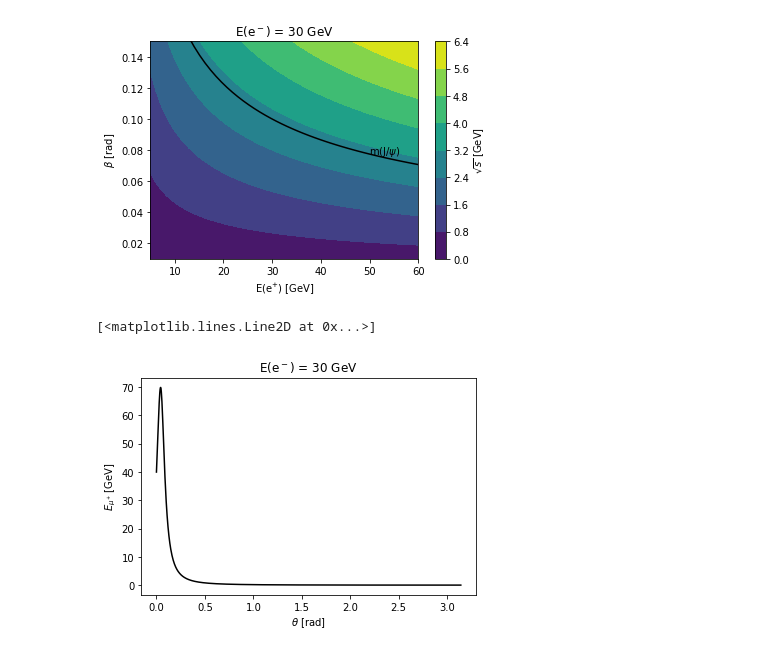
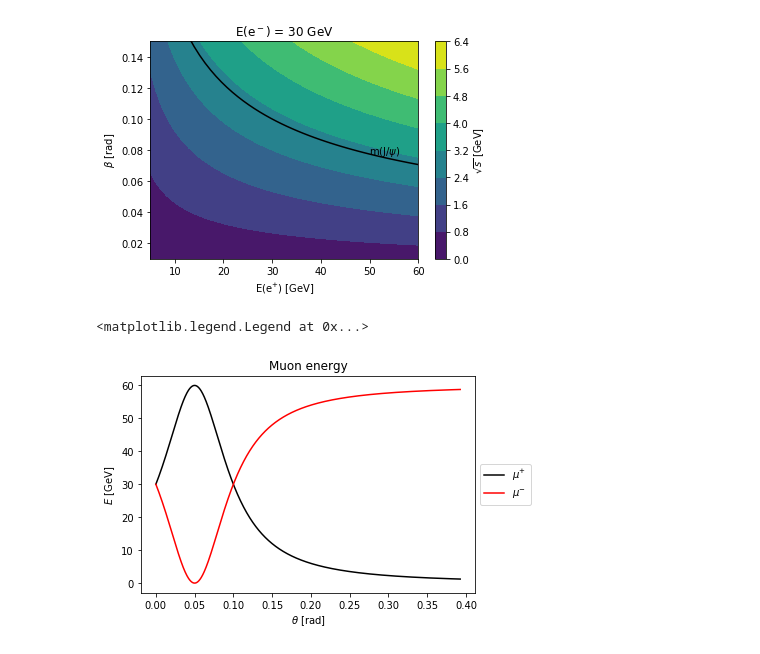
Before and after one commit to DaveBrun94/MuonCollider, a Jupyter notebook: notebook/cross.ipynb, the cells around one changed output. Saved outputs shown, nothing was run; the diff lists cells and outputs as text; code cells hidden in the pictures.

```diff
--- a/notebook/cross.ipynb
+++ b/notebook/cross.ipynb
@@ -98,7 +98,7 @@ $\Leftrightarrow |\vec{p}_{e^+}| + |\vec{p}_{e^-}| = |\vec{p}_{\mu^+}| + \sqrt{|
 
 $\Leftrightarrow |\vec{p}_{\mu^+}| = \frac{|\vec{p}_{e^+}||\vec{p}_{e^-}|(1 - \cos(\beta))}{|\vec{p}_{e^+}|(1 - \cos(\theta)) + |\vec{p}_{e^-}|(1 - \cos(\theta - \beta))}$
 # %%
-from scipy.constants import pi, m_e, c, hbar, fine_structure as alpha
+from scipy.constants import pi, m_e, c, hbar, fine_structure as alpha, physical_constants
 
 ##Function for calculating muon energy
 def pMu(pMinus, pPlus, beta, theta): #[GeV], [GeV], [rad], [rad]
@@ -107,6 +107,10 @@ def pMu(pMinus, pPlus, beta, theta): #[GeV], [GeV], [rad], [rad]
 ##Function for calculating s
 def s(pMinus, pPlus, beta):  #[GeV], [GeV], [rad], [rad]
     return 2*(m_e*10**-9/c**2)**2 + 2*pPlus*pMinus*(1-cos(beta)) ##[GeV^2]
+
+##Function for calculating s
+def t(pMinus, pPlus, beta, theta): #[GeV], [GeV], [rad], [rad]
+    return 2*(m_e*10**-9/c**2)**2 + 2*pMu(pMinus, pPlus, beta, theta)*pPlus*(1-cos(theta)) ##[GeV^2]
 # %%
 from scipy.optimize import newton
 
@@ -143,18 +147,21 @@ for i, E_ in enumerate(EMinus):
 [figure]
 [figure]
 # %%
-theta = linspace(0, pi, 1000)
-E_= 30
-EPlus = 40
-beta = 0.1
+theta = linspace(0, pi/8, 1000) #rad
+E_= 30 #GeV
+EPlus = 30 #GeV
+beta = 0.1 #rad
 
 muP = [pMu(E_, EPlus, beta, t) for t in theta]
+mu_ = [E_+ EPlus - muE for muE in muP]
 
 fig, ax = plt.subplots()
-ax.set_title(r"E(e$^{Q}$) = {E} GeV".format(Q="-", E=E_))
+ax.set_title(r"Muon energy")
 ax.set_xlabel(r"$\theta$ [rad]")
-ax.set_ylabel(r"$E_{\mu^{+}}$ [GeV]")
-ax.plot(theta, muP, color="black")
+ax.set_ylabel(r"$E$ [GeV]")
+ax.plot(theta, muP, color="black", label = r"$\mu^{+}$")
+ax.plot(theta, mu_, color="red", label = r"$\mu^{-}$")
+ax.legend(loc='center left', bbox_to_anchor=(1, 0.5))
 # %% [output]
-[<matplotlib.lines.Line2D at 0x...>]
+<matplotlib.legend.Legend at 0x...>
-[figure, old version]
+[figure, new version]
```
